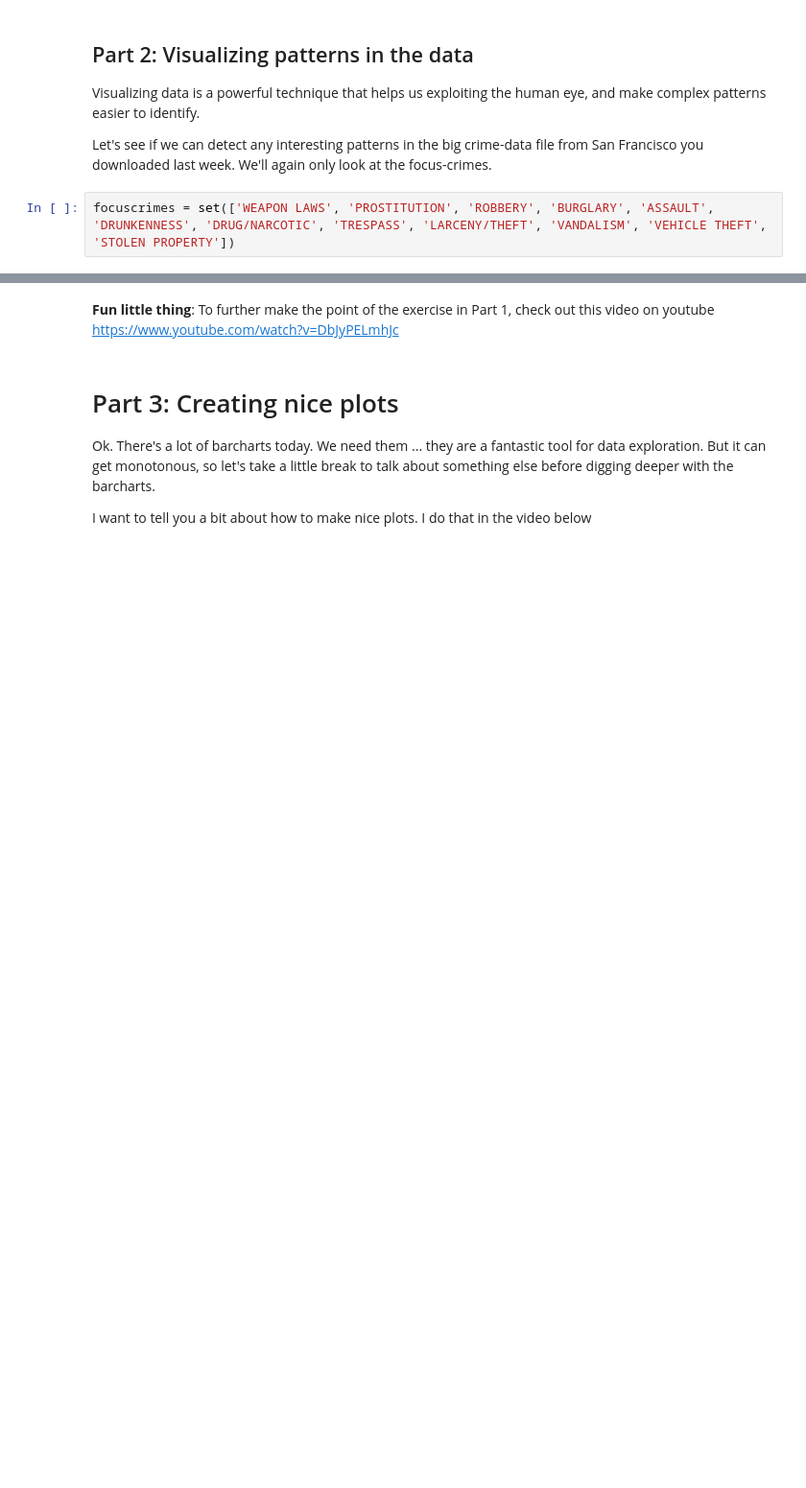
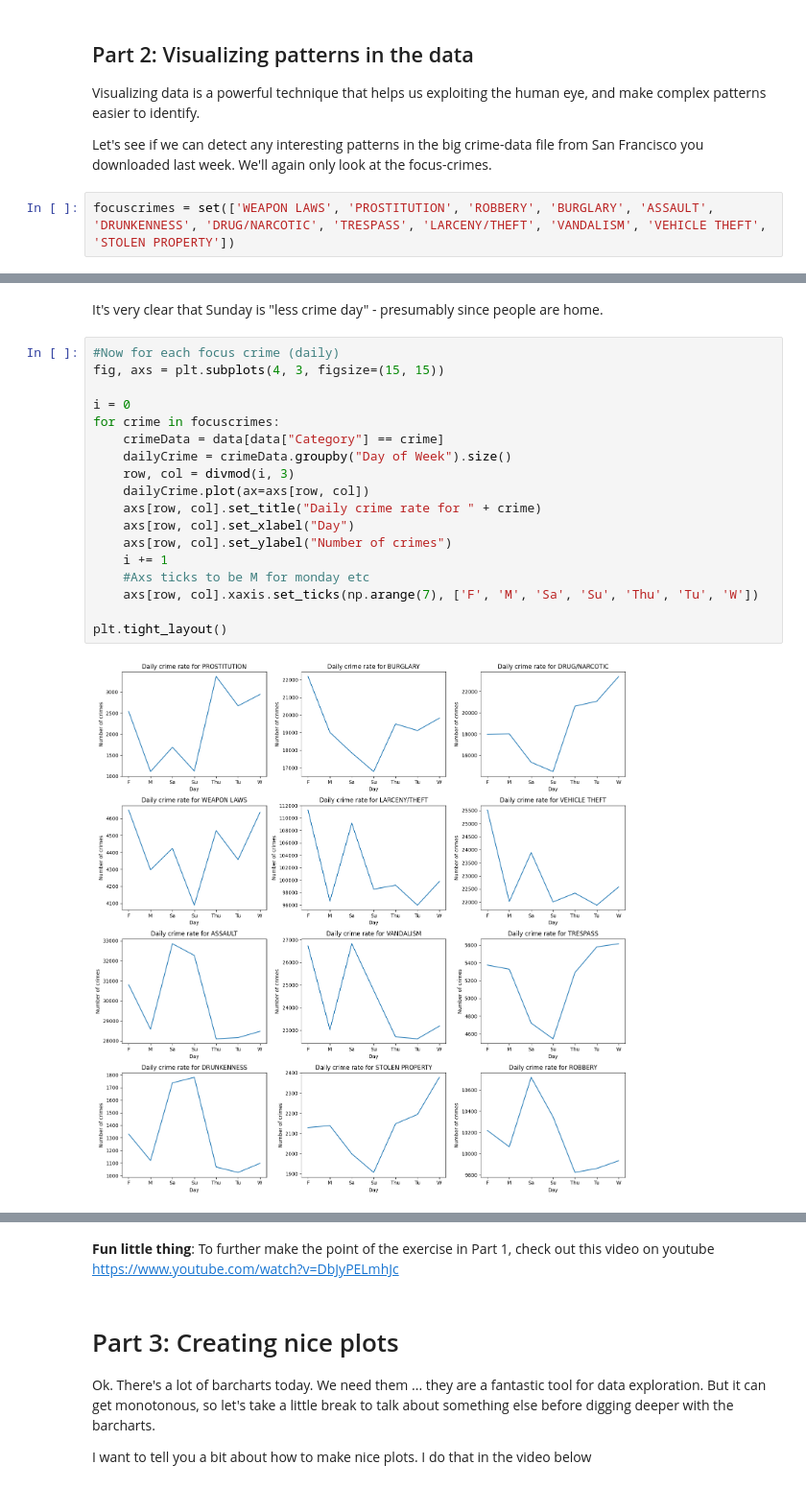
Before and after one commit to AleksandarLukic96/02806_Social_Data, a Jupyter notebook: notebooks/W2_Victor.ipynb, the cells around one changed output, grey strips where cells are left out. Shown at 96% size. Saved outputs shown, nothing was run; the diff lists cells and outputs as text; blank space fills up the shorter version.

```diff
--- a/notebooks/W2_Victor.ipynb
+++ b/notebooks/W2_Victor.ipynb
@@ -179,0 +200,22 @@ It's OK to ask your LLM for help with creating these plots, but try on your own
+# %% [markdown]
+It's very clear that Sunday is "less crime day" - presumably since people are home.
+# %%
+#Now for each focus crime (daily)
+fig, axs = plt.subplots(4, 3, figsize=(15, 15))
+
+i = 0
+for crime in focuscrimes:
+    crimeData = data[data["Category"] == crime]
+    dailyCrime = crimeData.groupby("Day of Week").size()
+    row, col = divmod(i, 3)
+    dailyCrime.plot(ax=axs[row, col])
+    axs[row, col].set_title("Daily crime rate for " + crime)
+    axs[row, col].set_xlabel("Day")
+    axs[row, col].set_ylabel("Number of crimes")
+    i += 1
+    #Axs ticks to be M for monday etc
+    axs[row, col].xaxis.set_ticks(np.arange(7), ['F', 'M', 'Sa', 'Su', 'Thu', 'Tu', 'W'])
+
+plt.tight_layout()
+# %% [output]
+[figure, added]
```
Also changed, not shown: parts of 14 cells of this notebook.
